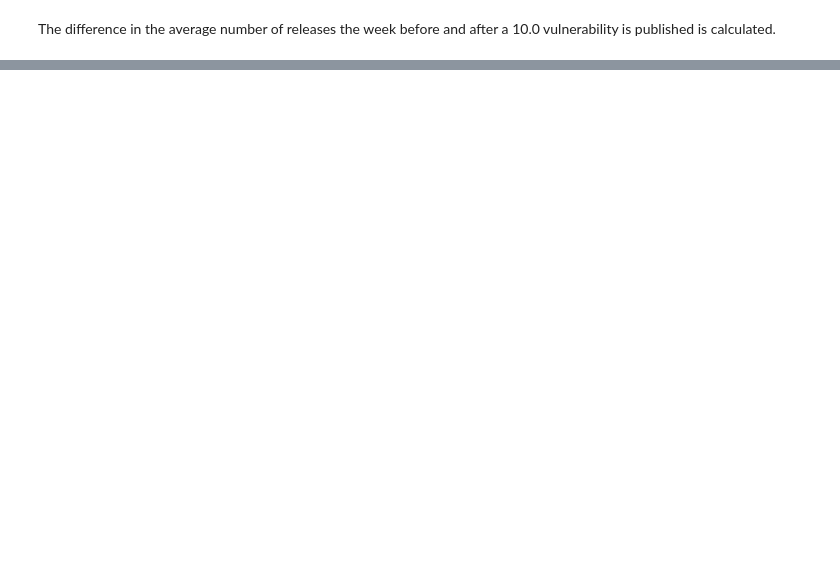
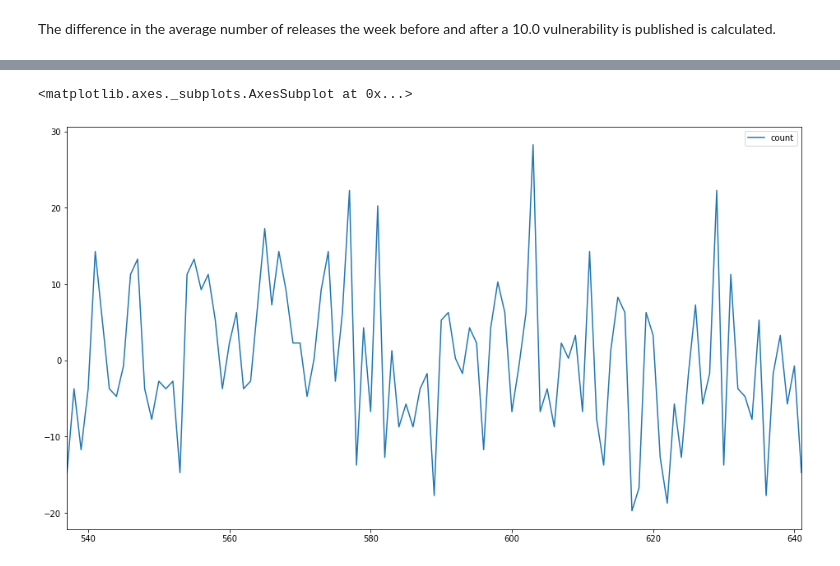
Before and after one commit to UNCG-CSE/Open_Source_Vul_Metrics, a Jupyter notebook: src/3k-python/releases.ipynb, the cells around one changed output, grey strips where cells are left out. Cells and saved outputs as stored; diff of their text form; code cells hidden in the pictures; blank space fills up the shorter version.

```diff
--- a/src/3k-python/releases.ipynb
+++ b/src/3k-python/releases.ipynb
@@ -323,0 +364,7 @@ delta_avg.mean()
+# %%
+r17_w = get_period(r_w.reset_index(), '2017-01-01', 365)
+r_diff = r17_w['count'].apply( lambda x: x - r17_w.mean())
+r_diff.plot()
+# %% [output]
+<matplotlib.axes._subplots.AxesSubplot at 0x...>
+[figure, added]
```
Also changed, not shown: parts of 11 cells of this notebook.
